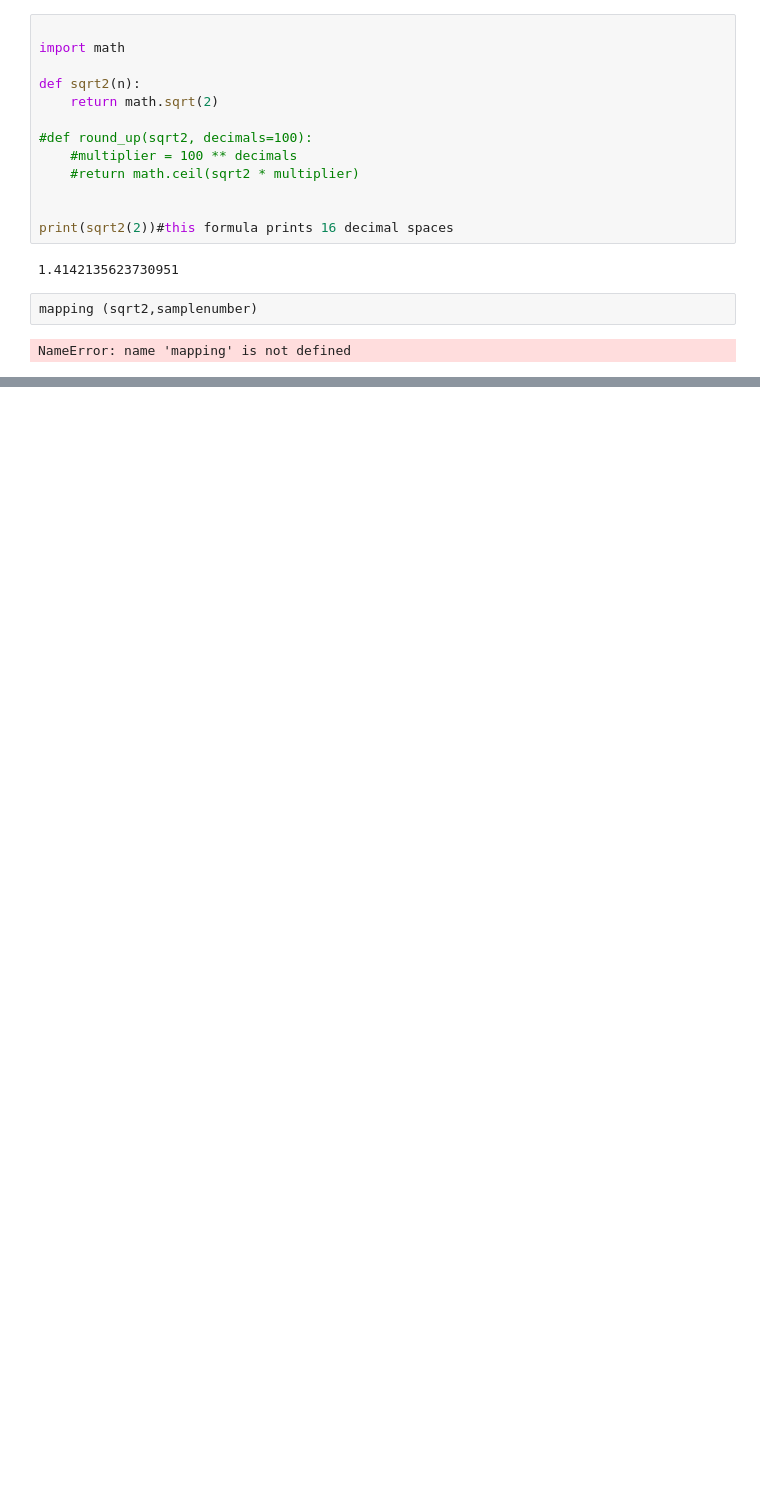
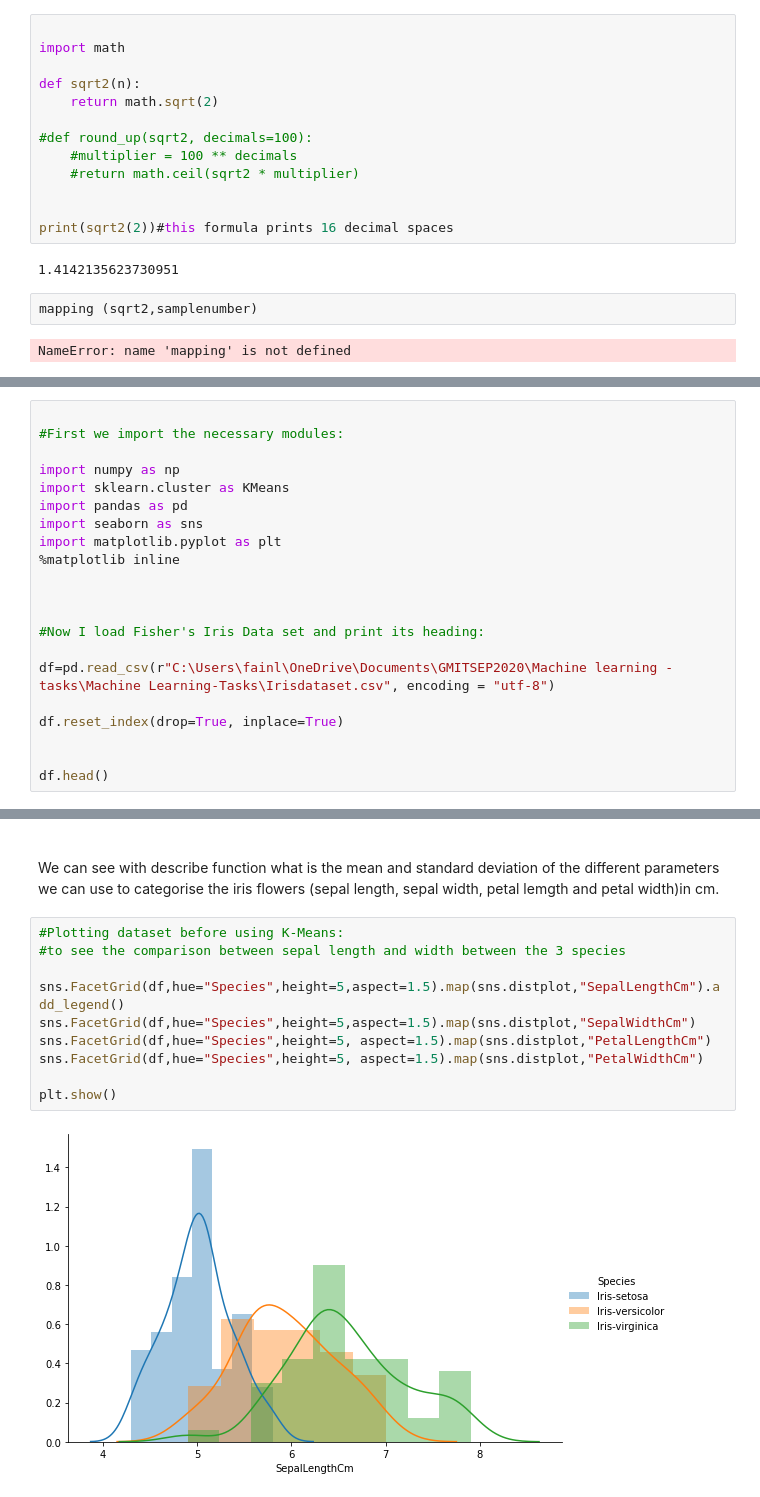
Before and after one commit to Ainara12/Machine-Learning---Tasks, a Jupyter notebook: Machine Learning-Tasks/Machine Learning & Statistics tasks 2020.ipynb, the cells around one changed output, grey strips where cells are left out. Saved outputs shown, nothing was run; the diff lists cells and outputs as text; blank space fills up the shorter version.

Commit message:
Started task 4 and added practicing with sklearn KMeans notebook

```diff
--- a/Machine Learning-Tasks/Machine Learning & Statistics tasks 2020.ipynb
+++ b/Machine Learning-Tasks/Machine Learning & Statistics tasks 2020.ipynb
@@ -161,0 +178,21 @@ This function calculates the standard deviation using a sample of the population
+# %%
+
+#First we import the necessary modules:
+
+import numpy as np
+import sklearn.cluster as KMeans
+import pandas as pd
+import seaborn as sns
+import matplotlib.pyplot as plt
+%matplotlib inline
+
+
+
+#Now I load Fisher's Iris Data set and print its heading:
+
+df=pd.read_csv(r"C:\Users\fainl\OneDrive\Documents\GMITSEP2020\Machine learning -tasks\Machine Learning-Tasks\Irisdataset.csv", encoding = "utf-8")
+
+df.reset_index(drop=True, inplace=True)
+
+
+df.head()
@@ -161,0 +227,16 @@ This function calculates the standard deviation using a sample of the population
+# %% [markdown]
+<br>
+
+We can see with describe function what is the mean and standard deviation of the different parameters we can use to categorise the iris flowers (sepal length, sepal width, petal lemgth and petal width)in cm.
+# %%
+#Plotting dataset before using K-Means:
+#to see the comparison between sepal length and width between the 3 species
+
+sns.FacetGrid(df,hue="Species",height=5,aspect=1.5).map(sns.distplot,"SepalLengthCm").add_legend()
+sns.FacetGrid(df,hue="Species",height=5,aspect=1.5).map(sns.distplot,"SepalWidthCm")
+sns.FacetGrid(df,hue="Species",height=5, aspect=1.5).map(sns.distplot,"PetalLengthCm")
+sns.FacetGrid(df,hue="Species",height=5, aspect=1.5).map(sns.distplot,"PetalWidthCm")
+
+plt.show()
+# %% [output]
+[figure, added]
```
Also changed, not shown: parts of 19 cells of this notebook, 2 other files.
